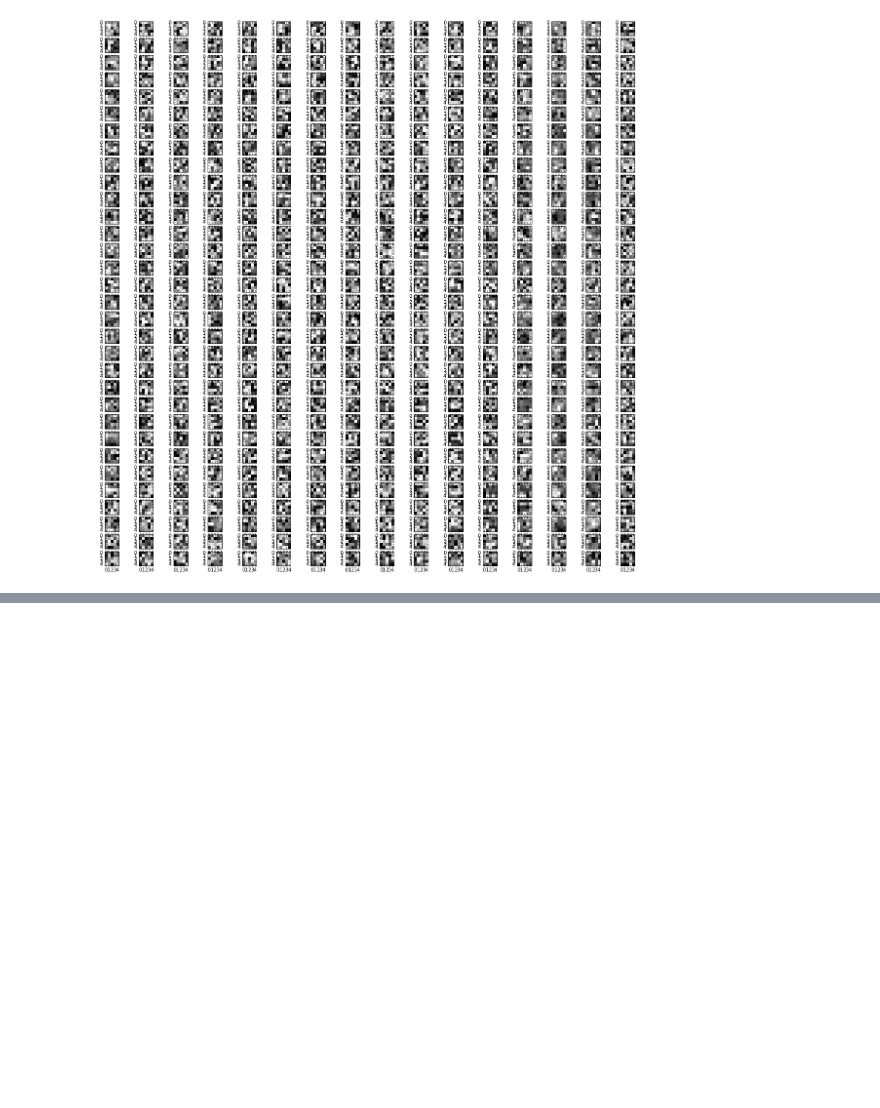
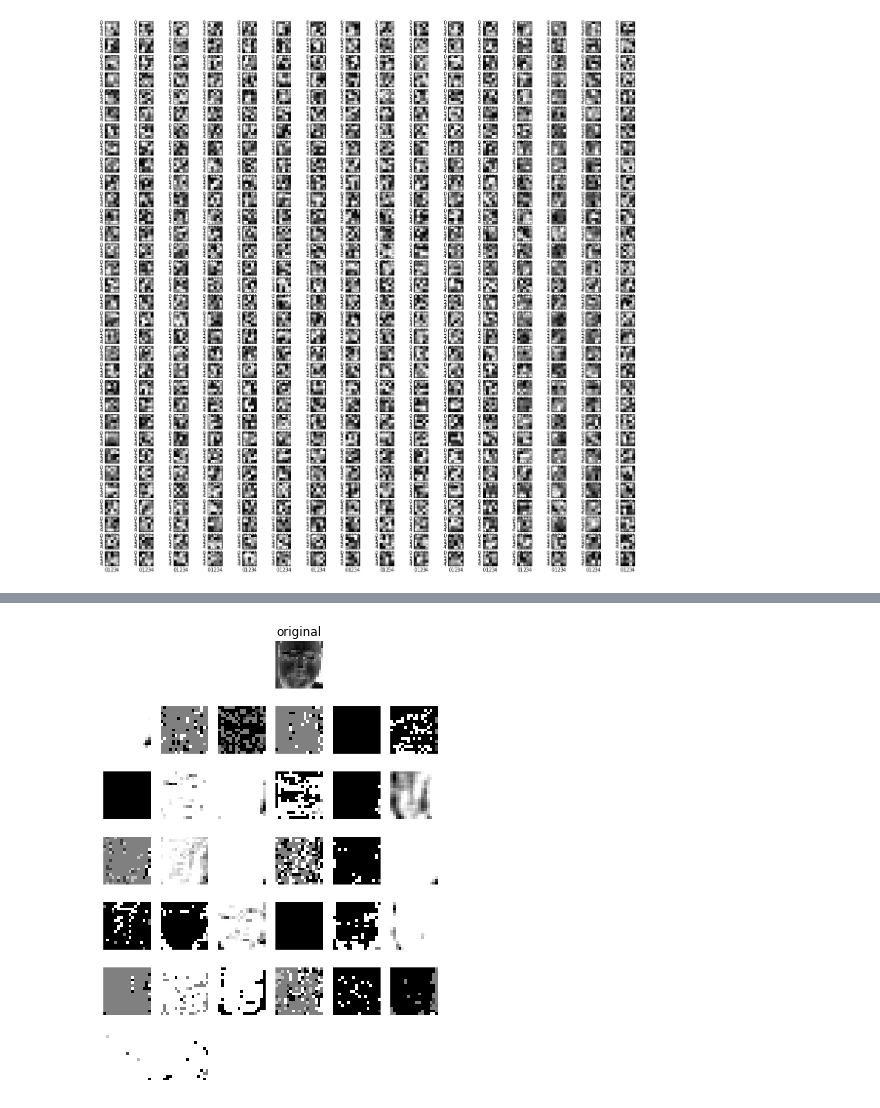
Before and after one commit to TobiasWeis/neuralnet_facerecog, a Jupyter notebook: NN_Tobi_Mariam_Mirror.ipynb, the cells around one changed output, grey strips where cells are left out. Drawn from its saved outputs; the diff is of its cells as text; code cells hidden in the pictures; blank space fills up the shorter version.

```diff
--- a/NN_Tobi_Mariam_Mirror.ipynb
+++ b/NN_Tobi_Mariam_Mirror.ipynb
@@ -210,0 +217,3 @@ for i in range(layer.num_filters):
+# %%
+visualize.plot_conv_activity(net1.layers_[1], X_train[0:1])
+# %% [output]
@@ -211,3 +221,4 @@ for i in range(layer.num_filters):
+[figure, added]
 # %%
 # predict some specific faces and show the labels
 import math
```
Also changed, not shown: parts of 7 cells of this notebook, 4 other files.
